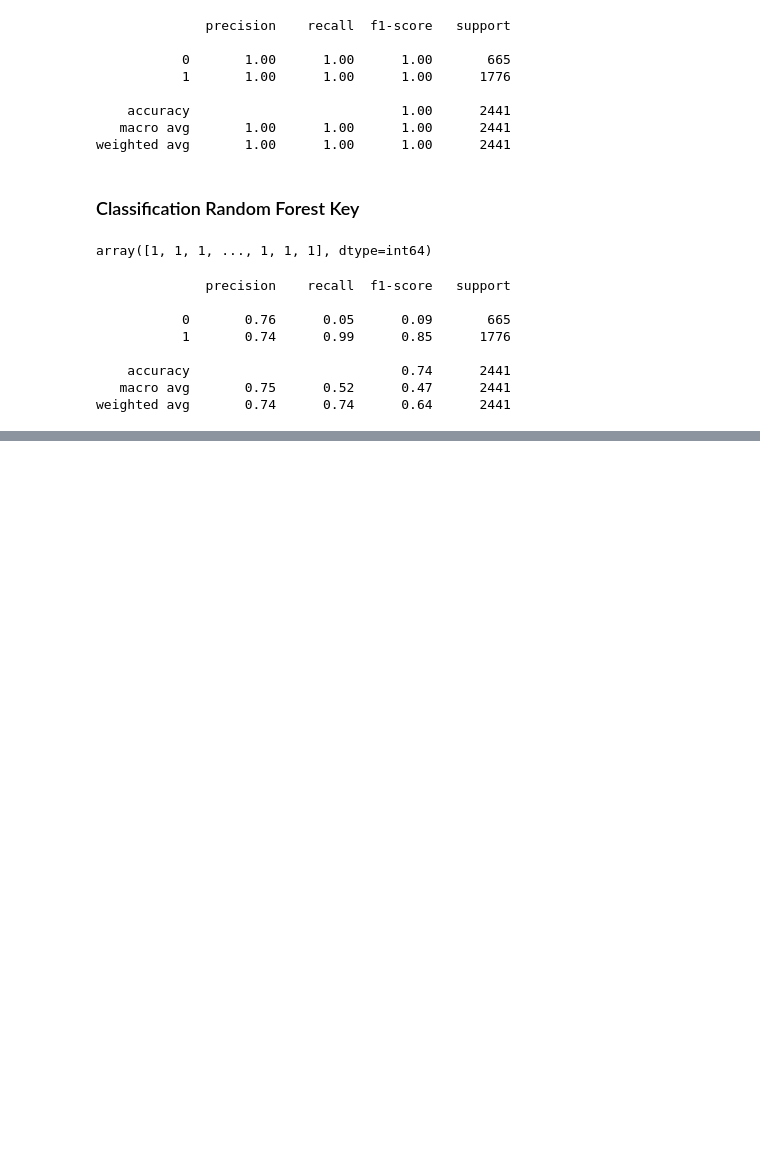
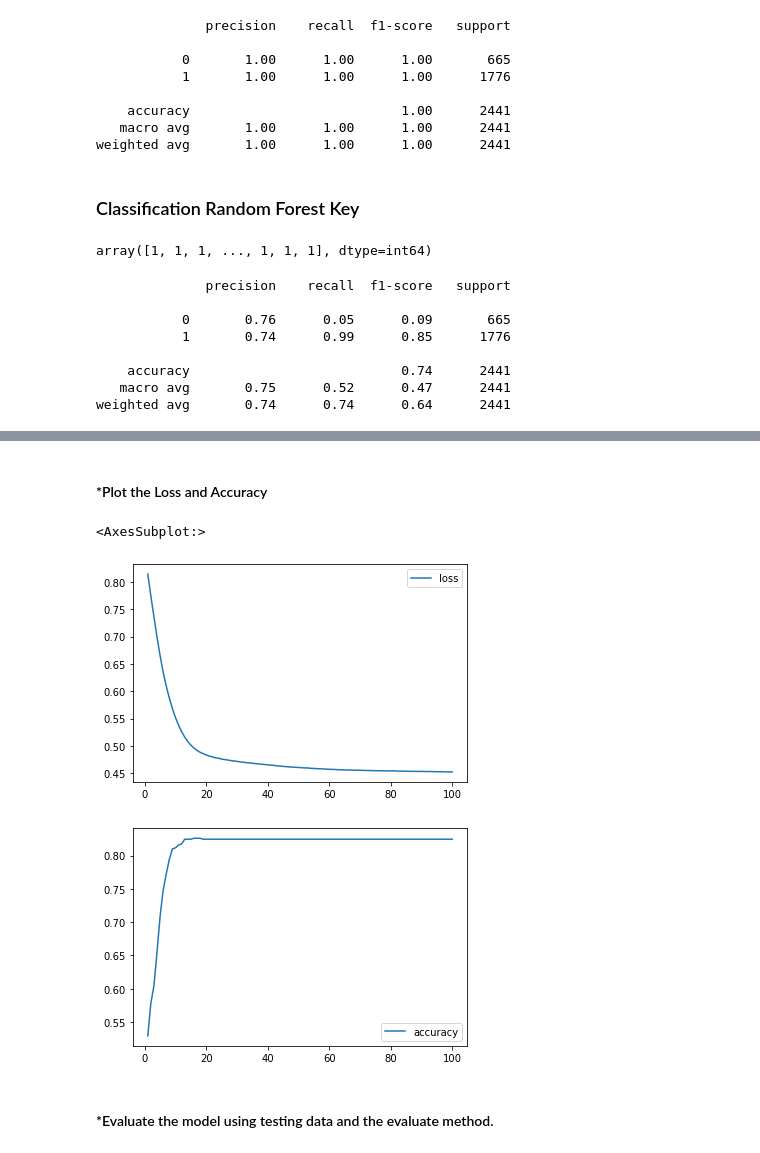
Before and after one commit to danenbm/fintech-p2-machine-learning, a Jupyter notebook: machine-learning.ipynb, the cells around one changed output, grey strips where cells are left out. Cells and saved outputs as stored; diff of their text form; code cells hidden in the pictures; blank space fills up the shorter version.

```diff
--- a/machine-learning.ipynb
+++ b/machine-learning.ipynb
@@ -794,0 +933,20 @@ weighted avg       0.74      0.74      0.64      2441
+# %%
+# Define the model - deep neural net with two hidden layers
+number_input_features = 6
+hidden_nodes_layer1 = 3
+hidden_nodes_layer2 = 2
+
+# Create a sequential neural network model
+nn_deep_6 = Sequential()
+
+# Add the first hidden layer
+nn_deep_6.add(Dense(units=hidden_nodes_layer1, input_dim=number_input_features, activation="relu"))
+
+# Add the second hidden layer
+nn_deep_6.add(Dense(units=hidden_nodes_layer2, activation="relu"))
+
+# Add the output layer
+nn_deep_6.add(Dense(units=1, activation="sigmoid"))
+# %%
+# Compile the model
+nn_deep_6.compile(loss="binary_crossentropy", optimizer="adam", metrics=["accuracy"])
@@ -794,0 +955,4 @@ weighted avg       0.74      0.74      0.64      2441
+# %%
+# Fit the model
+# model_deep_6 = nn_deep_6.fit(X_key_class_train_scaled, y_key_class_train, epochs=100)
+model_deep_6 = nn_deep_6.fit(X_key_class_train_scaled, y_key_class_train, epochs=100)
@@ -794,0 +977,17 @@ weighted avg       0.74      0.74      0.64      2441
+# %% [markdown]
+#### *Plot the Loss and Accuracy
+# %%
+# Create a DataFrame with the history dictionary and an index parameter
+df_history_deep_6 = pd.DataFrame(model_deep_6.history, index=range(1, len(model_deep_6.history["loss"]) + 1))
+
+# Plot the loss where the y-axis displays the loss metric
+df_history_deep_6.plot(y="loss")
+
+# Plot the accuracy
+df_history_deep_6.plot(y="accuracy")
+# %% [output]
+<AxesSubplot:>
+[figure, added]
+[figure, added]
+# %% [markdown]
+#### *Evaluate the model using testing data and the evaluate method.
```
Also changed, not shown: parts of 44 cells of this notebook.
